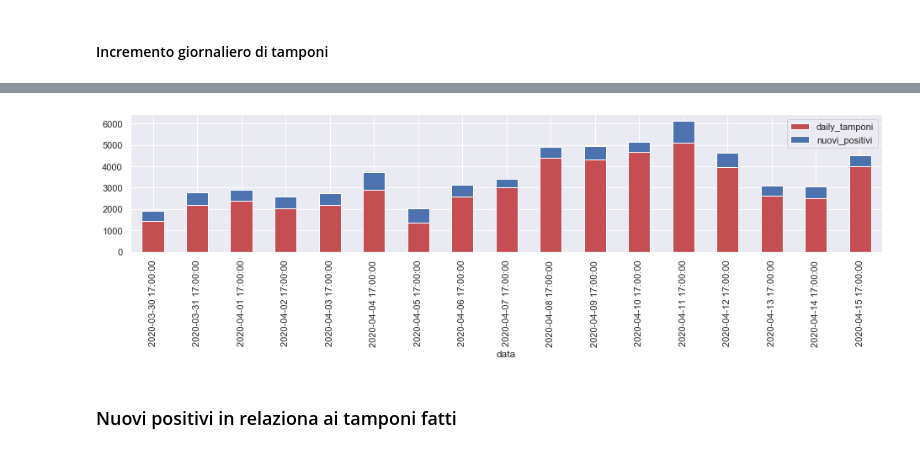
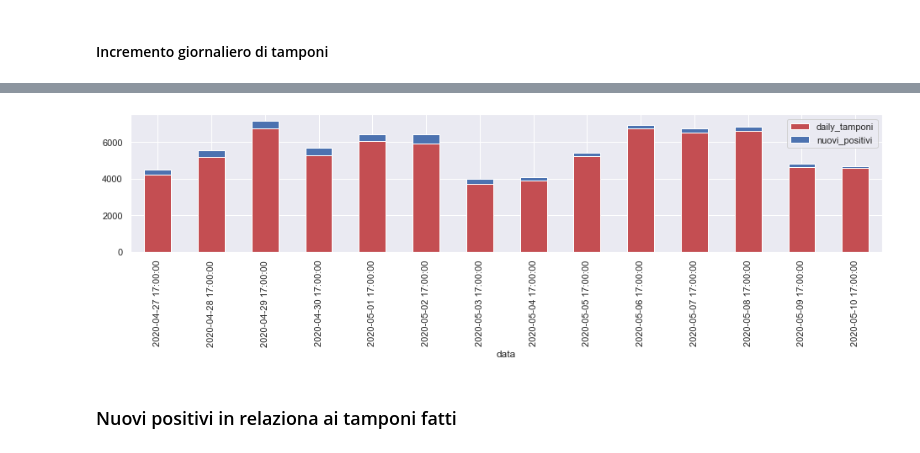
Before and after one commit to marcocaldera/covid-italy-track, a Jupyter notebook: Andamento.ipynb, the cells around one changed output, grey strips where cells are left out. Drawn from its saved outputs; the diff is of its cells as text; code cells hidden in the pictures.

```diff
--- a/Andamento.ipynb
+++ b/Andamento.ipynb
@@ -136,8 +137,8 @@ country_df['daily_tamponi'].plot(figsize=(12,5))
 # %%
 tamponi_df = country_df[['daily_tamponi','nuovi_positivi']]
-tamponi_df.loc['2020-03-30':'2020-04-16'].plot.bar(stacked=True, figsize=(16,3),color=['r','b']);
+tamponi_df.loc['2020-04-27':'2020-05-10'].plot.bar(stacked=True, figsize=(16,3),color=['r','b']);
 # %% [output]
-[figure, old version]
+[figure, new version]
 # %% [markdown]
 ### Nuovi positivi in relaziona ai tamponi fatti
 # %%
```
Also changed, not shown: parts of 12 cells of this notebook, 1 other file.
